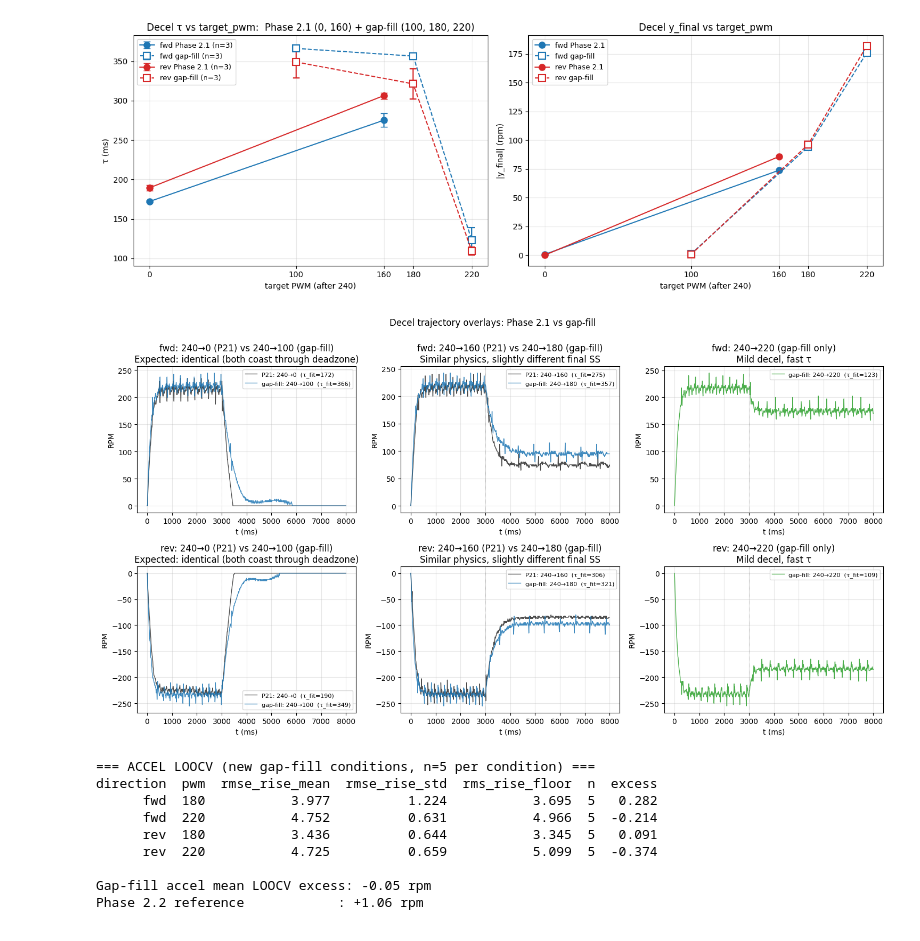
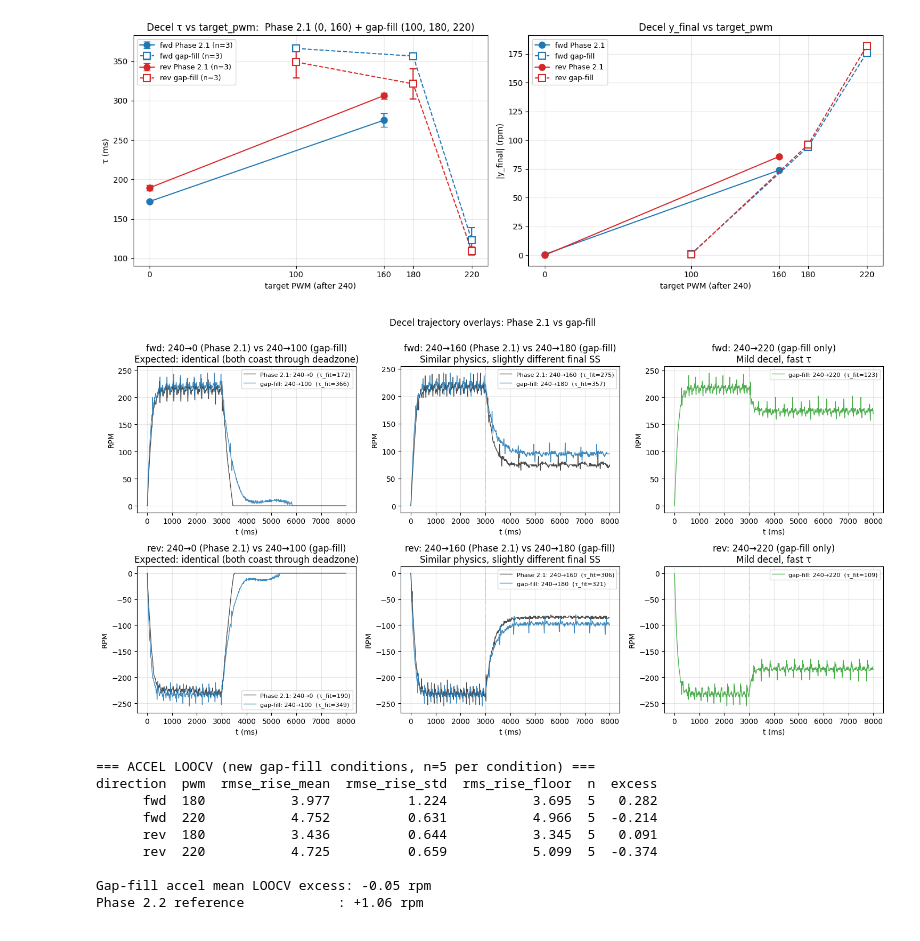
Before and after one commit to Piyushiitk24/System_Identification_DC_Motor, a Jupyter notebook: notebooks/05_gap_fill.ipynb, the cells around one changed output. Cells and saved outputs as stored; diff of their text form; code cells hidden in the pictures.

```diff
--- a/notebooks/05_gap_fill.ipynb
+++ b/notebooks/05_gap_fill.ipynb
@@ -228,12 +228,12 @@ for ax, (d, p) in zip(axes.flat, PIG_CONDS_GRID):
         order = PIGGYBACK_ORDER[(d, p, run)]
         t_start = TIME_AT_TRIAL_START_S[order]
         ax.plot(df["t_ms"], df["rpm"], color=color, lw=0.9, alpha=0.85,
-                label=f"piggy run{run} (trial #{order}, t≈{t_start:.0f}s in)")
+                label=f"re-run {run} (trial #{order}, t≈{t_start:.0f}s in)")
 
     pig_taus = pig[(pig.direction==d) & (pig.pwm==p)]["tau_ms"].values
     p21_tau = p21.query(f"direction=='{d}' and pwm=={p}")["tau_mean"].iloc[0]
-    ax.set_title(f"{d} PWM={p}    τ_p21={p21_tau:.0f}    "
-                 f"τ_pig=[{pig_taus[0]:.0f}, {pig_taus[1]:.0f}] ms")
+    ax.set_title(f"{d} PWM={p}    τ_P2.1={p21_tau:.0f}    "
+                 f"τ_rerun=[{pig_taus[0]:.0f}, {pig_taus[1]:.0f}] ms")
     ax.axvline(STEP_START_MS, color="gray", ls=":", lw=0.5)
     ax.set_xlabel("t (ms)")
     ax.set_ylabel("RPM")
@@ -262,7 +262,7 @@ for d, marker in [("fwd", "o"), ("rev", "s")]:
              label=d, lw=0.7, ls="-", alpha=0.7)
 ax1.set_xlabel("Trial order in gap-fill session")
 ax1.set_ylabel("τ (ms)")
-ax1.set_title("Piggyback τ vs trial-order-position\n(warm-up check)")
+ax1.set_title("Cross-session re-run τ vs trial order\n(warm-up check)")
 ax1.set_xticks(range(1, 9))
 ax1.legend()
 ax1.grid(True, alpha=0.3)
@@ -273,7 +273,7 @@ for d, marker in [("fwd", "o"), ("rev", "s")]:
              label=d, lw=0.7, ls="-", alpha=0.7)
 ax2.set_xlabel("Trial order in gap-fill session")
 ax2.set_ylabel("|K_ss| (rpm)")
-ax2.set_title("Piggyback |K_ss| vs trial-order")
+ax2.set_title("Cross-session re-run |K_ss| vs trial order")
 ax2.set_xticks(range(1, 9))
 ax2.legend()
 ax2.grid(True, alpha=0.3)
@@ -627,14 +627,14 @@ for row, d in enumerate(["fwd", "rev"]):
     if p21_path.exists():
         df_p21 = pd.read_csv(p21_path)
         ax.plot(df_p21["t_ms"], df_p21["rpm"], "k-", lw=1.0, alpha=0.7,
-                label="P21: 240→0  (τ_fit=" +
+                label="Phase 2.1: 240→0  (τ_fit=" +
                       f"{p21_decel.query(f'direction==@d and target_pwm==0').tau_mean.iloc[0]:.0f})")
     df_gf = down_trials[(d, 240, 100, 1)]
     ax.plot(df_gf["t_ms"], df_gf["rpm"], "C0-", lw=1.0, alpha=0.85,
             label="gap-fill: 240→100  (τ_fit=" +
                   f"{new_decel_agg.query(f'direction==@d and target_pwm==100').tau_mean.iloc[0]:.0f})")
     ax.axvline(STEP_DOWN_START_MS, color="gray", ls=":", lw=0.5)
-    ax.set_title(f"{d}: 240→0 (P21) vs 240→100 (gap-fill)\nExpected: identical (both coast through deadzone)")
+    ax.set_title(f"{d}: 240→0 (Phase 2.1) vs 240→100 (gap-fill)\nExpected: identical (both coast through deadzone)")
     ax.set_xlabel("t (ms)"); ax.set_ylabel("RPM")
     ax.legend(fontsize=8); ax.grid(alpha=0.3)
 
@@ -642,36 +642,36 @@ for row, d in enumerate(["fwd", "rev"]):
     ax = axes[row, 1]
     p21_path = P21_STEP_DIR / f"step_down_{d}_240to160_run01.csv"
     if p21_path.exists():
         df_p21 = pd.read_csv(p21_path)
         ax.plot(df_p21["t_ms"], df_p21["rpm"], "k-", lw=1.0, alpha=0.7,
-                label="P21: 240→160  (τ_fit=" +
+                label="Phase 2.1: 240→160  (τ_fit=" +
                       f"{p21_decel.query(f'direction==@d and target_pwm==160').tau_mean.iloc[0]:.0f})")
     df_gf = down_trials[(d, 240, 180, 1)]
     ax.plot(df_gf["t_ms"], df_gf["rpm"], "C0-", lw=1.0, alpha=0.85,
             label="gap-fill: 240→180  (τ_fit=" +
                   f"{new_decel_agg.query(f'direction==@d and target_pwm==180').tau_mean.iloc[0]:.0f})")
     ax.axvline(STEP_DOWN_START_MS, color="gray", ls=":", lw=0.5)
-    ax.set_title(f"{d}: 240→160 (P21) vs 240→180 (gap-fill)\nSimilar physics, slightly different final SS")
+    ax.set_title(f"{d}: 240→160 (Phase 2.1) vs 240→180 (gap-fill)\nSimilar physics, slightly different final SS")
     ax.set_xlabel("t (ms)"); ax.set_ylabel("RPM")
     ax.legend(fontsize=8); ax.grid(alpha=0.3)
 
     # Column 3: gap-fill 240→220 (fast decel regime, no P21 reference)
     ax = axes[row, 2]
     df_gf = down_trials[(d, 240, 220, 1)]
     ax.plot(df_gf["t_ms"], df_gf["rpm"], "C2-", lw=1.0, alpha=0.85,
             label="gap-fill: 240→220  (τ_fit=" +
                   f"{new_decel_agg.query(f'direction==@d and target_pwm==220').tau_mean.iloc[0]:.0f})")
     ax.axvline(STEP_DOWN_START_MS, color="gray", ls=":", lw=0.5)
     ax.set_title(f"{d}: 240→220 (gap-fill only)\nMild decel, fast τ")
     ax.set_xlabel("t (ms)"); ax.set_ylabel("RPM")
     ax.legend(fontsize=8); ax.grid(alpha=0.3)
 
 plt.suptitle("Decel trajectory overlays: Phase 2.1 vs gap-fill", y=1.00)
 plt.tight_layout()
 plt.savefig(Path("../figures/18_phase2gapfill_decel_overlays.png"), dpi=140)
 plt.show()
 # %% [output]
-[figure, old version]
+[figure, new version]
 # %%
 # Cell 8: Section E — LOOCV on new gap-fill conditions (accel n=5, decel n=3)
 
```
Also changed, not shown: parts of 3 cells of this notebook, 26 other files.
